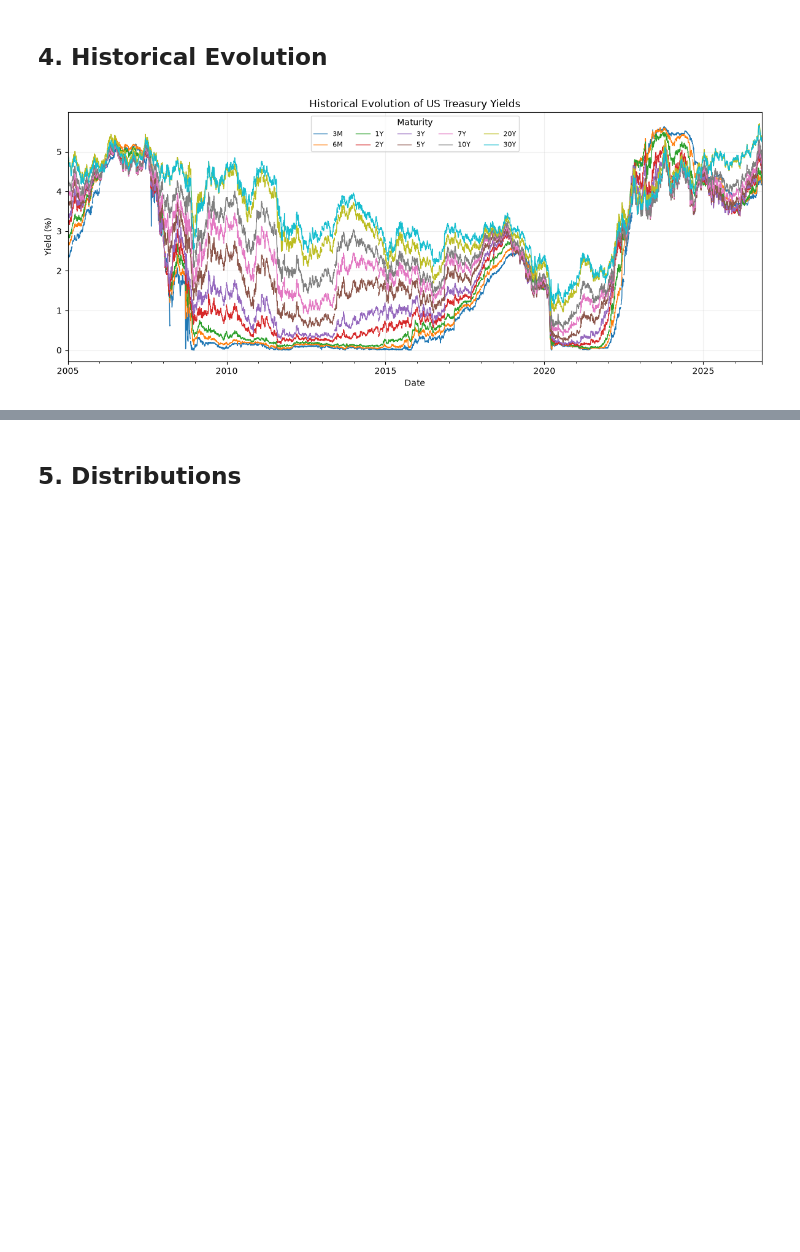
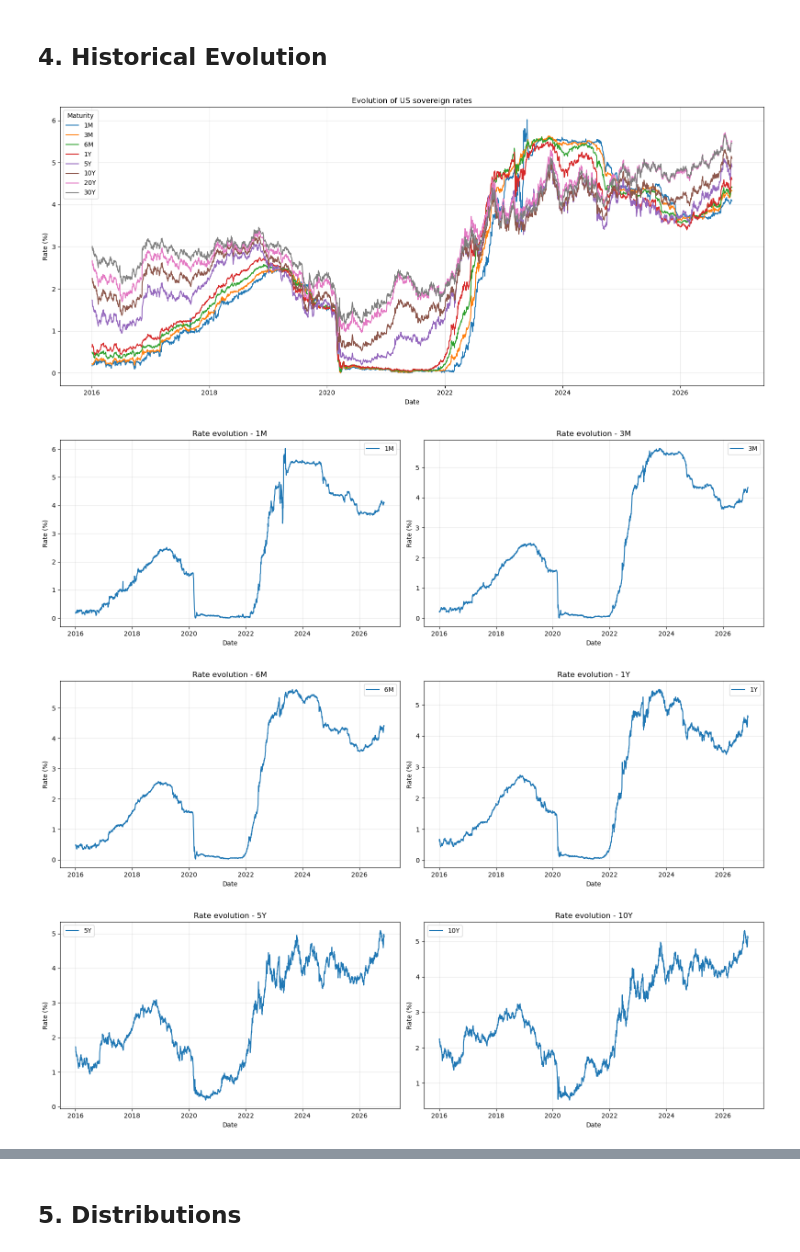
Before and after one commit to pauldlly/ai_in_finance_project, a Jupyter notebook: notebooks/01_data_exploration.ipynb, the cells around one changed output, grey strips where cells are left out. Drawn from its saved outputs; the diff is of its cells as text; code cells hidden in the pictures; blank space fills up the shorter version.

```diff
--- a/notebooks/01_data_exploration.ipynb
+++ b/notebooks/01_data_exploration.ipynb
@@ -69,0 +73,3 @@ Series: 3M, 6M, 1Y, 2Y, 3Y, 5Y, 7Y, 10Y, 20Y, 30Y
+# %%
+data = download_data(series, "2016-01-01", 'yield_curve.csv')
+display(data.head(10))
@@ -123 +188,4 @@ For the next steps of the project, these dates can be removed during preprocessi
+# %%
+# Due to the analysis we ran previously on the missing dates, we can exclude them without issues.
+new_data = data.dropna(axis=0 , how = 'all')
 # %%
@@ -161,11 +225,42 @@ These results show some differences between short- and long-term maturities. For
 # %% [markdown]
 ## 4. Historical Evolution
 # %%
-ax = df.plot(figsize=(12, 5), linewidth=1)
-ax.set(title="Historical Evolution of US Treasury Yields", xlabel="Date", ylabel="Yield (%)")
-ax.grid(alpha=0.2)
-ax.legend(title="Maturity", ncol=5, fontsize=8)
-plt.tight_layout()
-plt.show()
+def plot_yield_curves(df):
+
+    # Plot all yield curves together
+    plt.figure(figsize=(16, 7))
+
+    for col in df.columns:
+        plt.plot(df.index, df[col], label=col)
+
+    plt.title("Evolution of US sovereign rates")
+    plt.xlabel("Date")
+    plt.ylabel("Rate (%)")
+    plt.legend(title="Maturity")
+    plt.grid(alpha=0.3)
+
+    plt.tight_layout()
+    plt.show()
+
+    for i in range(0, len(df.columns), 2):
+        fig, axes = plt.subplots(1, 2, figsize=(16, 5))
+        for j, ax in enumerate(axes):
+            if i + j < len(df.columns):
+                col = df.columns[i + j]
+
+                ax.plot(df.index, df[col], label=col)
+                ax.set_title(f"Rate evolution - {col}")
+                ax.set_xlabel("Date")
+                ax.set_ylabel("Rate (%)")
+                ax.legend()
+                ax.grid(alpha=0.3)
+
+        plt.tight_layout()
+        plt.show()
+
+plot_yield_curves(new_data)
 # %% [output]
-[figure, old version]
+[figure, new version]
+[figure, added]
+[figure, added]
+[figure, added]
```
Also changed, not shown: parts of 20 cells of this notebook.
